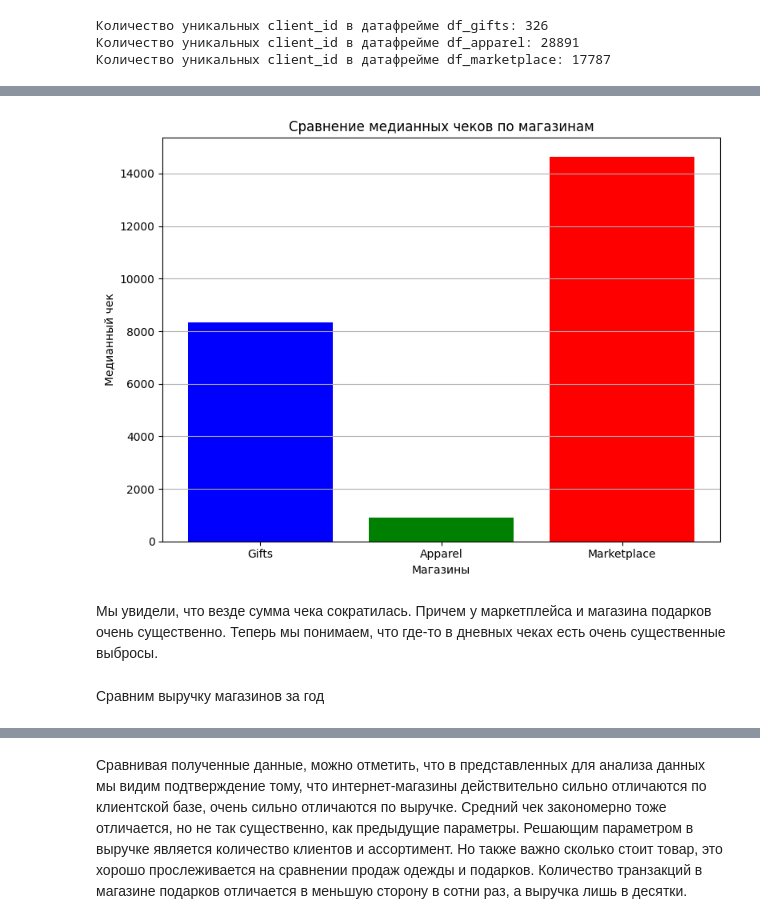
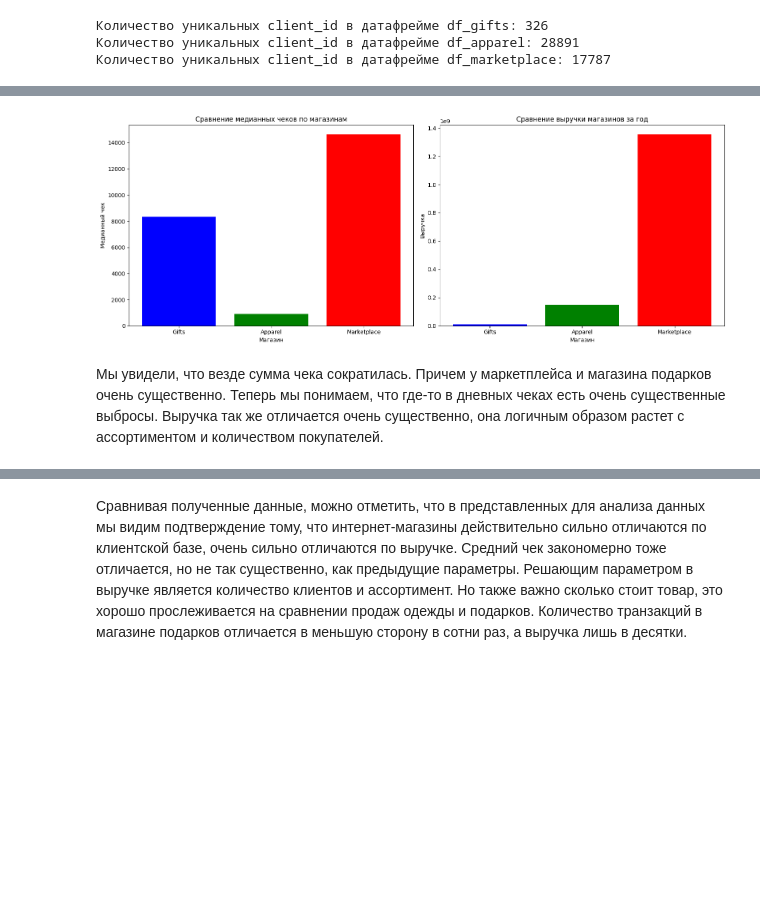
Before and after one commit to Oleg500K/Next-purchase-forecast, a Jupyter notebook: Прогноз_следующей_покупки.ipynb, the cells around one changed output, grey strips where cells are left out. Cells and saved outputs as stored; diff of their text form; code cells hidden in the pictures; blank space fills up the shorter version.

```diff
--- a/Прогноз_следующей_покупки.ipynb
+++ b/Прогноз_следующей_покупки.ipynb
@@ -409,27 +457,30 @@ plt.show()
-# %%
-# произведем расчет медианных чеков для каждого магазина
-median_gifts = df_gifts.groupby('date').apply(lambda x: (x['price'] * x['quantity']).median())
-median_apparel = df_apparel.groupby('date').apply(lambda x: (x['price'] * x['quantity']).median())
-median_marketplace = df_marketplace.groupby('date').apply(lambda x: (x['price'] * x['quantity']).median())
-
-# выведем диаграмму
-plt.figure(figsize=(8, 6))
-
-categories = ['Gifts', 'Apparel', 'Marketplace']
-medians = [median_gifts.median(), median_apparel.median(), median_marketplace.median()]
-
-plt.bar(categories, medians, color=['blue', 'green', 'red'])
-
-plt.title('Сравнение медианных чеков по магазинам')
-plt.xlabel('Магазины')
-plt.ylabel('Медианный чек')
-plt.grid(axis='y')
-plt.tight_layout()
-
-plt.show()
-# %% [output]
-[figure, removed]
+# %%
+# создадим функцию для вычисления медианного чека для каждого магазина
+def calculate_median_check(df):
+    return df.groupby('date').apply(lambda x: (x['price'] * x['quantity']).median()).median()
+
+# создадим функцию для вычисления общей выручки для каждого магазина
+def calculate_revenue(df):
+    return (df['price'] * df['quantity']).sum()
+
+# создадим графики
+fig, axes = plt.subplots(1, 2, figsize=(16, 6))
+
+# сравнение медианных чеков по магазинам
+axes[0].bar(store_names, [calculate_median_check(df) for df in dataframes], color=colors)
+axes[0].set_title('Сравнение медианных чеков по магазинам')
+axes[0].set_xlabel('Магазин')
+axes[0].set_ylabel('Медианный чек')
+
+# сравнение выручки магазинов за год
+axes[1].bar(store_names, [calculate_revenue(df) for df in dataframes], color=colors)
+axes[1].set_title('Сравнение выручки магазинов за год')
+axes[1].set_xlabel('Магазин')
+axes[1].set_ylabel('Выручка')
+
+plt.tight_layout()
+plt.show()
+# %% [output]
+[figure, added]
 # %% [markdown]
-Мы увидели, что везде сумма чека сократилась. Причем у маркетплейса и магазина подарков очень существенно. Теперь мы понимаем, что где-то в дневных чеках есть очень существенные выбросы.
+Мы увидели, что везде сумма чека сократилась. Причем у маркетплейса и магазина подарков очень существенно. Теперь мы понимаем, что где-то в дневных чеках есть очень существенные выбросы. Выручка так же отличается очень существенно, она логичным образом растет с ассортиментом и количеством покупателей.
-# %% [markdown]
-Сравним выручку магазинов за год
```
Also changed, not shown: parts of 15 cells of this notebook.
